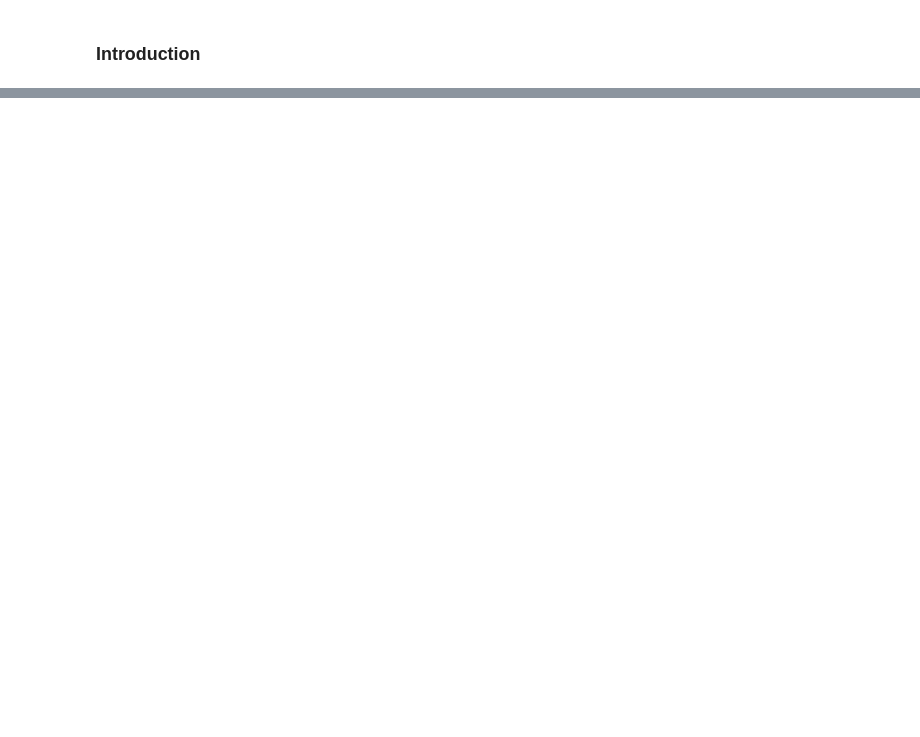
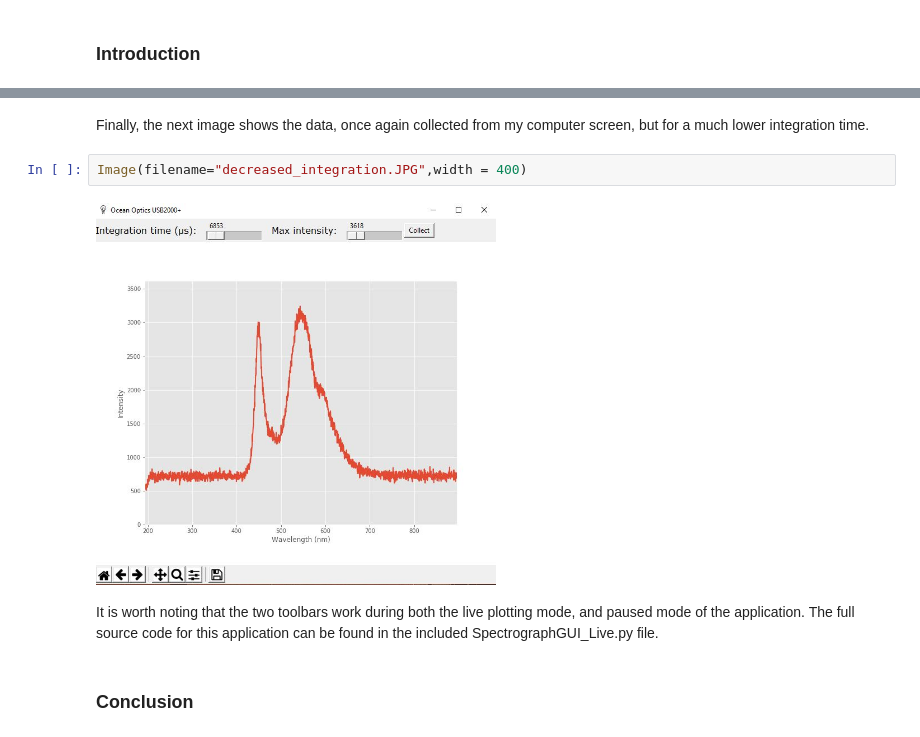
Before and after one commit to AlexanderHickey/PHYS581, a Jupyter notebook: Report 2 - Spectrograph GUI/Report 2 - Spectrograph.ipynb, the cells around one changed output, grey strips where cells are left out. Drawn from its saved outputs; the diff is of its cells as text; blank space fills up the shorter version.

```diff
--- a/Report 2 - Spectrograph GUI/Report 2 - Spectrograph.ipynb
+++ b/Report 2 - Spectrograph GUI/Report 2 - Spectrograph.ipynb
@@ -20,0 +41,10 @@ In assignment 6, we explored the construction of a graphical user interface for
+# %% [markdown]
+Finally, the next image shows the data, once again collected from my computer screen, but for a much lower integration time.
+# %%
+Image(filename="decreased_integration.JPG",width = 400)
+# %% [output]
+[figure, added]
+# %% [markdown]
+It is worth noting that the two toolbars work during both the live plotting mode, and paused mode of the application. The full source code for this application can be found in the included SpectrographGUI_Live.py file.
+# %% [markdown]
+### Conclusion
```
Also changed, not shown: parts of 11 cells of this notebook, 8 other files.
